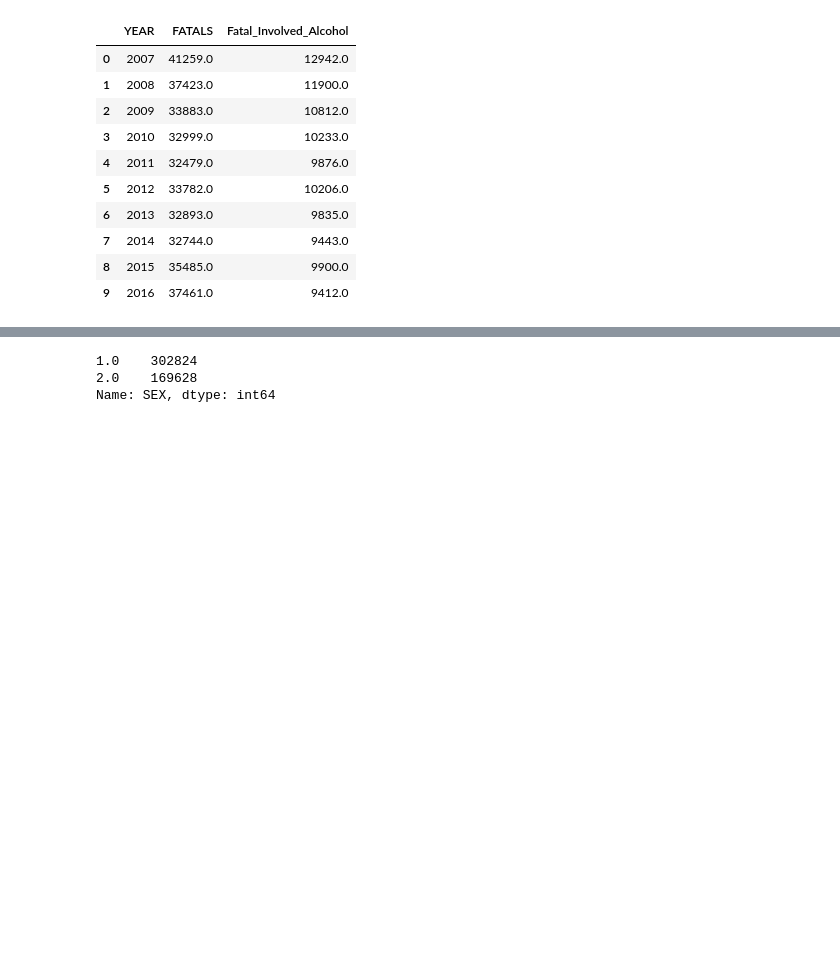
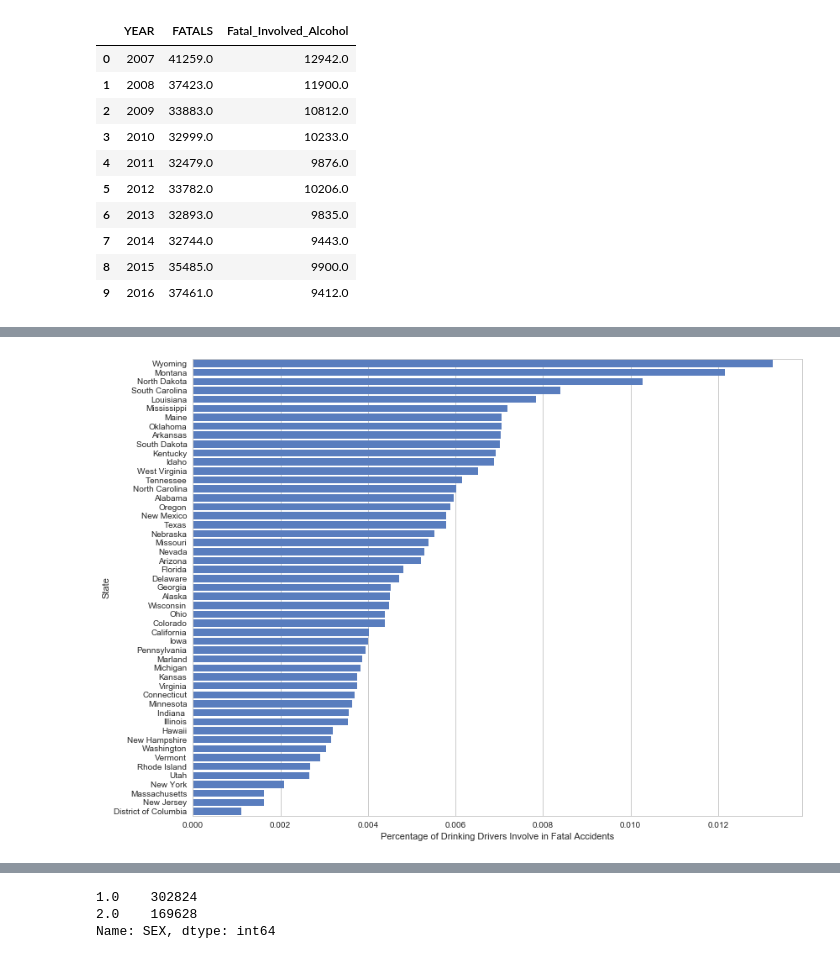
Before and after one commit to junemore/traffic-accidents-analysis, a Jupyter notebook: Notebook_5_Alcohol+Violation.ipynb, the cells around one changed output, grey strips where cells are left out. Drawn from its saved outputs; the diff is of its cells as text; code cells hidden in the pictures; blank space fills up the shorter version.

```diff
--- a/Notebook_5_Alcohol+Violation.ipynb
+++ b/Notebook_5_Alcohol+Violation.ipynb
@@ -77,0 +73,10 @@ sns.despine(left=True, bottom=True)
+# %%
+accidents15 = pd.read_hdf('results/accidents15.h5', 'accidents15')
+accidents15['DRUNK_INDICATOR']=accidents15['DRUNK_DR'].where(accidents15['DRUNK_DR'] <= 1, 1)
+Death_by_state15=accidents15.groupby('STATE',as_index=False)['FATALS'].sum()
+Death_by_state_alcohol15 =accidents15[accidents15.DRUNK_DR == 1].groupby('STATE',as_index=False)['FATALS'].sum()
+Death_by_state15['Fatal_Involved_Alcohol']= Death_by_state_alcohol15['FATALS']
+Death_by_state15['STATE_NAME']=Death_by_state15['STATE'].map({ 1: 'Alabama', 31: 'Nebraska',2: 'Alaska' ,32:'Nevada',4: 'Arizona' ,33 :'New Hampshire',5: 'Arkansas' ,34 :'New Jersey',6 :'California' ,35 :'New Mexico',8 :'Colorado' ,36 :'New York',9 :'Connecticut' ,37 :'North Carolina',10: 'Delaware' ,38 :'North Dakota',11: 'District of Columbia', 39 :'Ohio',12 :'Florida' ,40 :'Oklahoma',13 :'Georgia' ,41: 'Oregon',15 :'Hawaii' ,42: 'Pennsylvania',16 :'Idaho' ,43 :'Puerto Rico',17 :'Illinois' ,44 :'Rhode Island',18 :'Indiana ',45 :'South Carolina',19 :'Iowa' ,46 :'South Dakota',20 :'Kansas' ,47 :'Tennessee',21 :'Kentucky' ,48 :'Texas',22 :'Louisiana',49 :'Utah',23 :'Maine' ,50 :'Vermont',24:'Marland', 52: 'Virgin Islands (since 2004)',25 :'Massachusetts' ,51: 'Virginia',26 :'Michigan' ,53 :'Washington',27 :'Minnesota' ,54 :'West Virginia',28 :'Mississippi' ,55 :'Wisconsin',29 :'Missouri' ,56 :'Wyoming',30 :'Montana'})
+
+Death_by_state15_sort =Death_by_state15.sort_values("FATALS", ascending=False)
+Death_by_state15_sort.head()
@@ -77,0 +106,8 @@ sns.despine(left=True, bottom=True)
+# %%
+licensed_drivers_by_states = pd.read_csv('accident/licensed_drivers_by_states.csv')
+licensed_drivers_by_states.head()
+Prop_drivers_accident15 =Death_by_state15.merge(licensed_drivers_by_states.drop('STATE_NAME',1), on='STATE', how='left')
+Prop_drivers_accident15['FATALS_ALOCOHOL_PROPORTION']=(Prop_drivers_accident15['Fatal_Involved_Alcohol']/Prop_drivers_accident15['TOTAL'])*100
+Prop_drivers_accident15_sort =Prop_drivers_accident15.sort_values("FATALS_ALOCOHOL_PROPORTION", ascending=False)
+
+Prop_drivers_accident15_sort.head()
@@ -77,0 +121,10 @@ sns.despine(left=True, bottom=True)
+# %%
+f, g = plt.subplots(figsize=(13, 10))
+# Plot the total deadth where alcohol was involved
+sns.set_color_codes("muted")
+g = sns.barplot(x="FATALS_ALOCOHOL_PROPORTION", y="STATE_NAME", data=Prop_drivers_accident15_sort,label="Alcohol-involved", color="b")
+# Add a legend and informative axis label
+g.set( ylabel="State",xlabel="Percentage of Drinking Drivers Involve in Fatal Accidents")
+plt.show()
+# %% [output]
+[figure, added]
```
Also changed, not shown: parts of 15 cells of this notebook, 6 other files.
